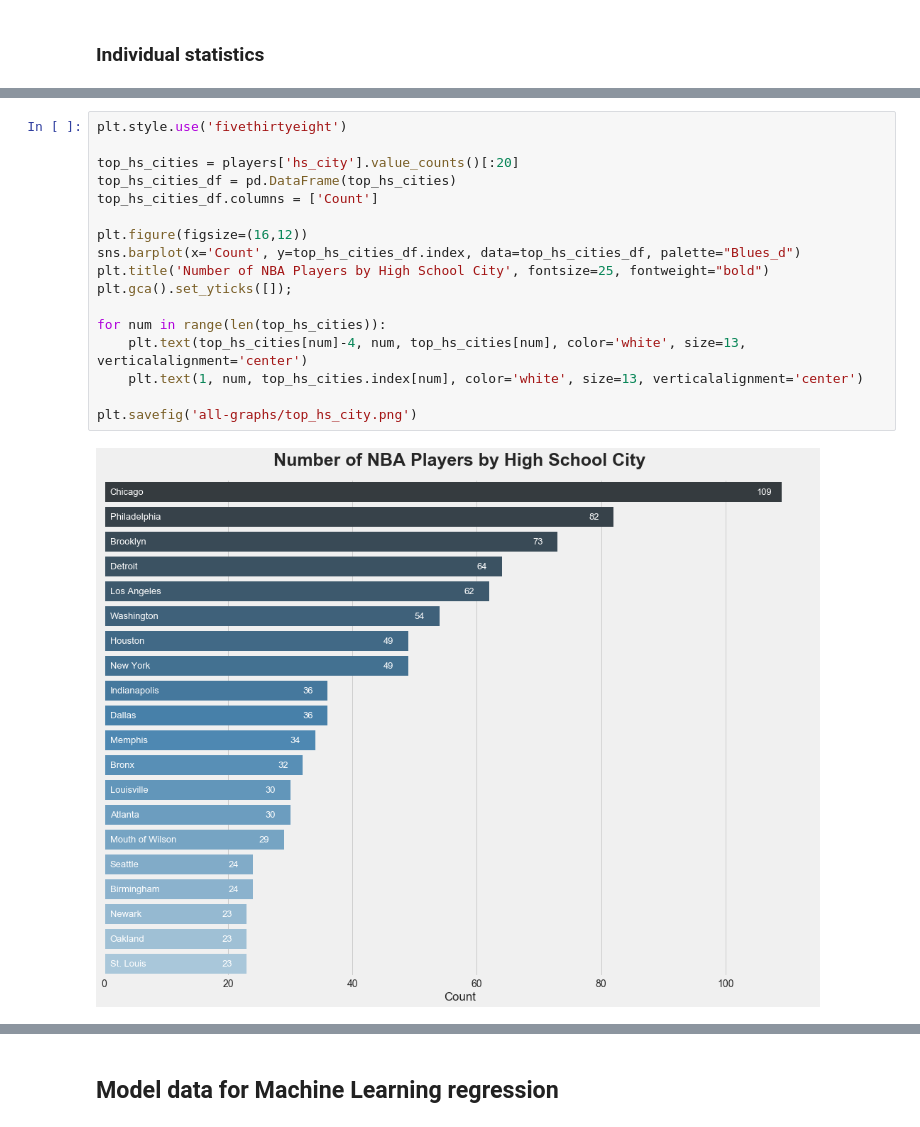
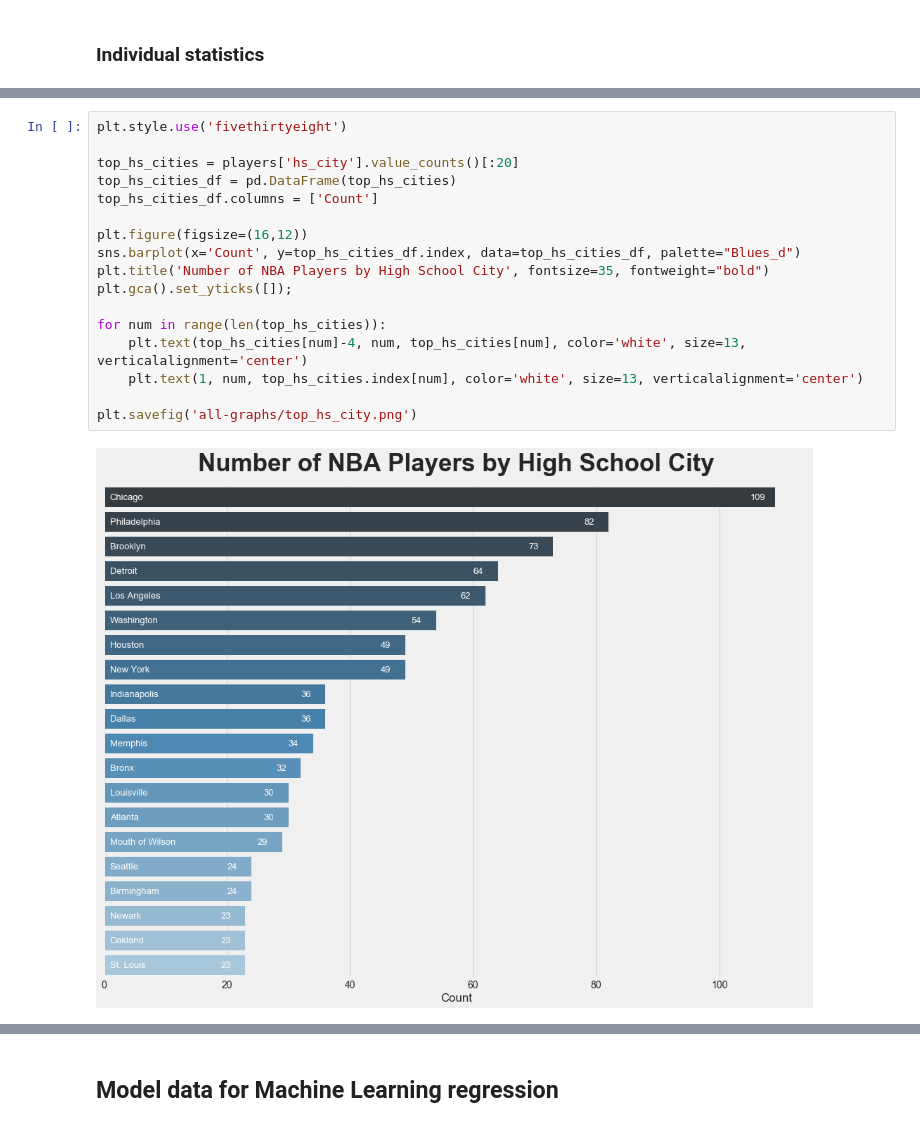
Before and after one commit to ymericson/NBA-player-info, a Jupyter notebook: NBA players stats.ipynb, the cells around one changed output, grey strips where cells are left out. Cells and saved outputs as stored; diff of their text form.

```diff
--- a/NBA players stats.ipynb
+++ b/NBA players stats.ipynb
@@ -116,22 +120,22 @@ plt.savefig('all-graphs/top_colleges.png')
 # %%
 plt.style.use('fivethirtyeight')
 
 top_hs_cities = players['hs_city'].value_counts()[:20]
 top_hs_cities_df = pd.DataFrame(top_hs_cities)
 top_hs_cities_df.columns = ['Count']
 
 plt.figure(figsize=(16,12))
 sns.barplot(x='Count', y=top_hs_cities_df.index, data=top_hs_cities_df, palette="Blues_d")
-plt.title('Number of NBA Players by High School City', fontsize=25, fontweight="bold")
+plt.title('Number of NBA Players by High School City', fontsize=35, fontweight="bold")
 plt.gca().set_yticks([]);
 
 for num in range(len(top_hs_cities)):
     plt.text(top_hs_cities[num]-4, num, top_hs_cities[num], color='white', size=13, verticalalignment='center')
     plt.text(1, num, top_hs_cities.index[num], color='white', size=13, verticalalignment='center')
 
 plt.savefig('all-graphs/top_hs_city.png')
 # %% [output]
-[figure, old version]
+[figure, new version]
 # %%
 plt.style.use('fivethirtyeight')
 
```
Also changed, not shown: parts of 33 cells of this notebook, 14 other files.
